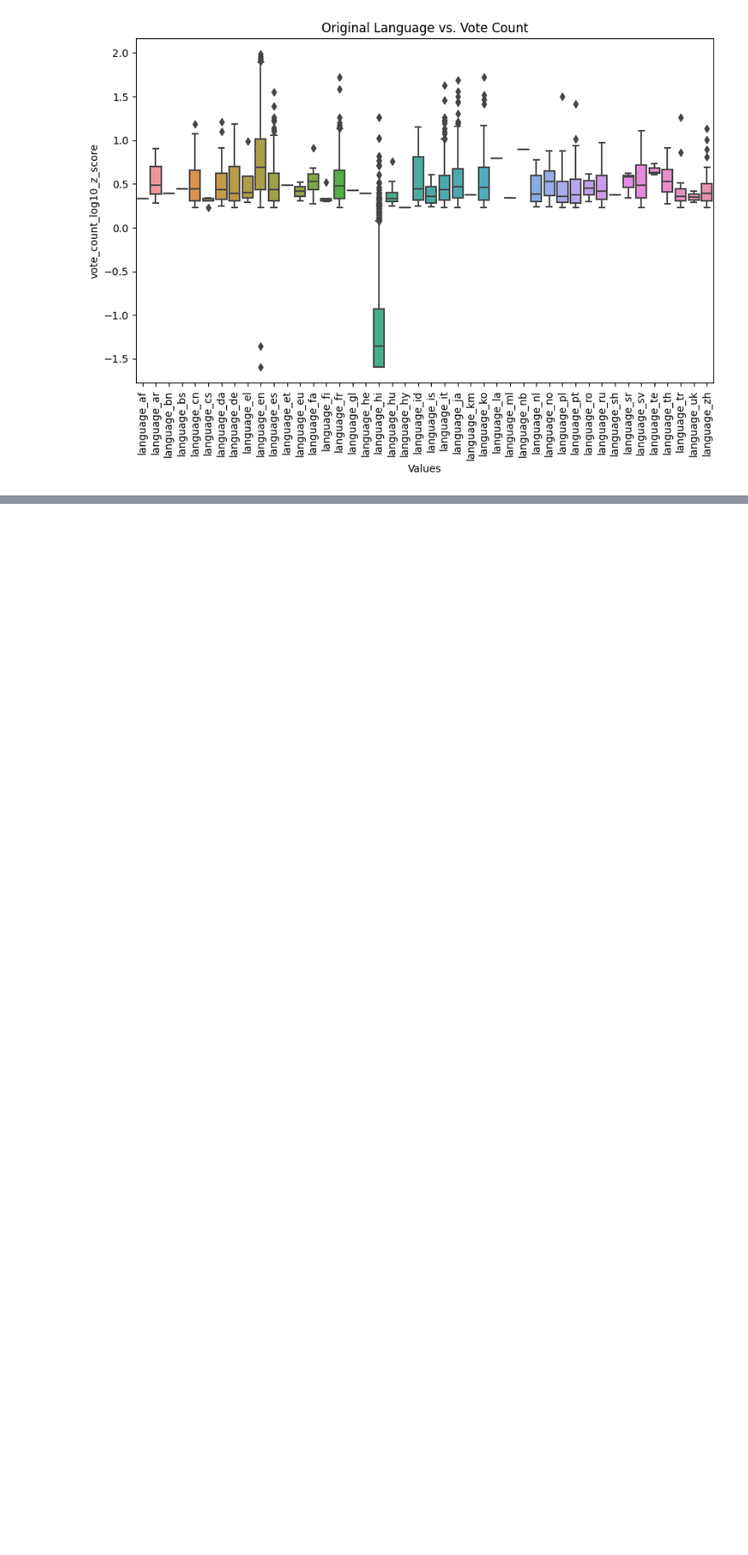
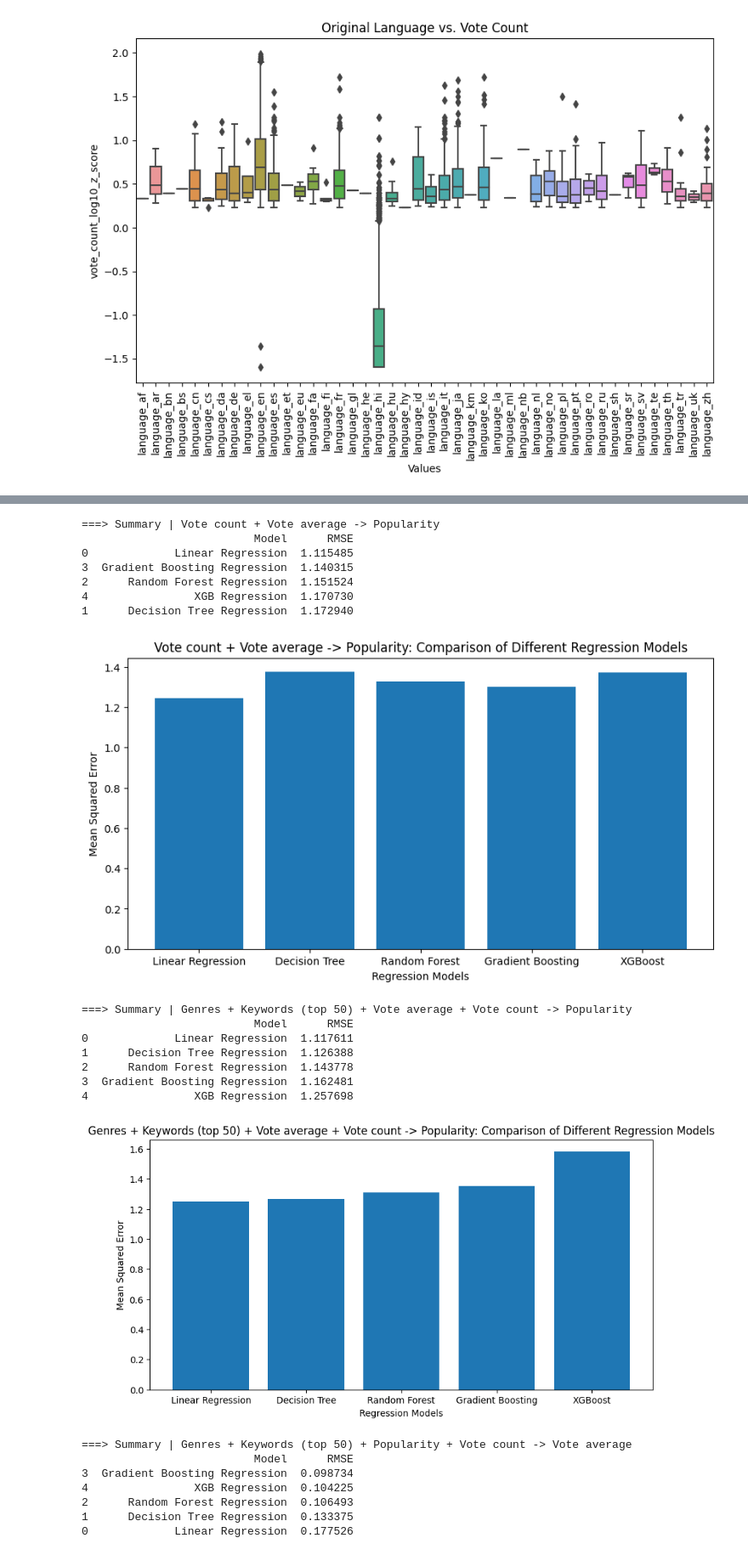
Before and after one commit to cezarmathe/fsega3-bigdata-report, a Jupyter notebook: notebook.ipynb, the cells around one changed output, grey strips where cells are left out. Shown at 85% size. Cells and saved outputs as stored; diff of their text form; code cells hidden in the pictures; blank space fills up the shorter version.

```diff
--- a/notebook.ipynb
+++ b/notebook.ipynb
@@ -184 +181,19 @@ for i in relationships:
 ... (4 outputs left out)
+# %%
+from tmdb15k.workflows import Relationship
+
+relationships: list[Relationship] = [
+    Relationship('Vote average -> Popularity', [vote_average.df_min_max], popularity.df_z_score),
+    Relationship('Vote count + Vote average -> Popularity', [vote_count.df_log10_z_score, vote_average.df_min_max], popularity.df_z_score),
+    Relationship('Genres + Keywords (top 50) + Vote average + Vote count -> Popularity', [genres.df, keywords.df[keywords.columns_top_50], vote_average.df_min_max, vote_count.df_log10_z_score], popularity.df_z_score),
+    Relationship('Genres + Keywords (top 50) + Popularity + Vote count -> Vote average', [genres.df, keywords.df[keywords.columns_top_50], popularity.df_z_score, vote_count.df_log10_z_score], vote_average.df_min_max),
+    Relationship('Genres + Keywords (top 50) + Popularity -> Vote average', [genres.df, keywords.df[keywords.columns_top_50], popularity.df_z_score], vote_average.df_min_max),
+    Relationship('Genres + Keywords (top 50) + Vote count -> Vote average', [genres.df, keywords.df[keywords.columns_top_50], vote_count.df_log10_z_score], vote_average.df_min_max),
+    Relationship('Genres + Keywords (top 50) -> Vote average', [genres.df, keywords.df[keywords.columns_top_50]], vote_average.df_min_max),
+    Relationship('Genres + Keywords (top 50) -> Popularity', [genres.df, keywords.df[keywords.columns_top_50]], popularity.df_z_score),
+]
+
+for i in relationships:
+    i.print_summary()
+    i.print_plot()
+# %% [output]
@@ -184,0 +208,23 @@ for i in relationships:
+===> Summary | Vote count + Vote average -> Popularity
+                          Model      RMSE
+0             Linear Regression  1.115485
+3  Gradient Boosting Regression  1.140315
+2      Random Forest Regression  1.151524
+4                XGB Regression  1.170730
+1      Decision Tree Regression  1.172940
+[figure, added]
+===> Summary | Genres + Keywords (top 50) + Vote average + Vote count -> Popularity
+                          Model      RMSE
+0             Linear Regression  1.117611
+1      Decision Tree Regression  1.126388
+2      Random Forest Regression  1.143778
+3  Gradient Boosting Regression  1.162481
+4                XGB Regression  1.257698
+[figure, added]
+===> Summary | Genres + Keywords (top 50) + Popularity + Vote count -> Vote average
+                          Model      RMSE
+3  Gradient Boosting Regression  0.098734
+4                XGB Regression  0.104225
+2      Random Forest Regression  0.106493
+1      Decision Tree Regression  0.133375
+0             Linear Regression  0.177526
```
Also changed, not shown: parts of 4 cells of this notebook.
